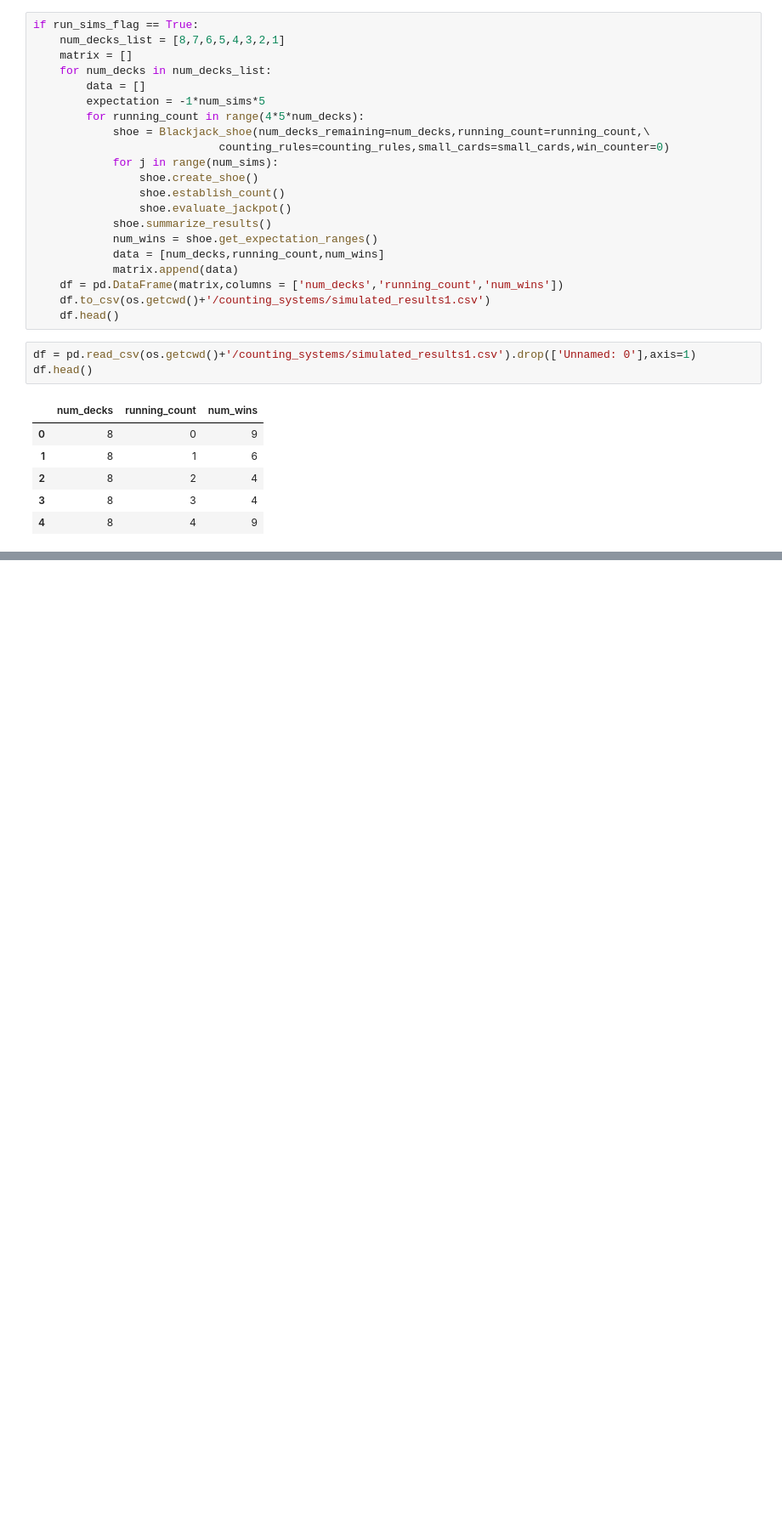
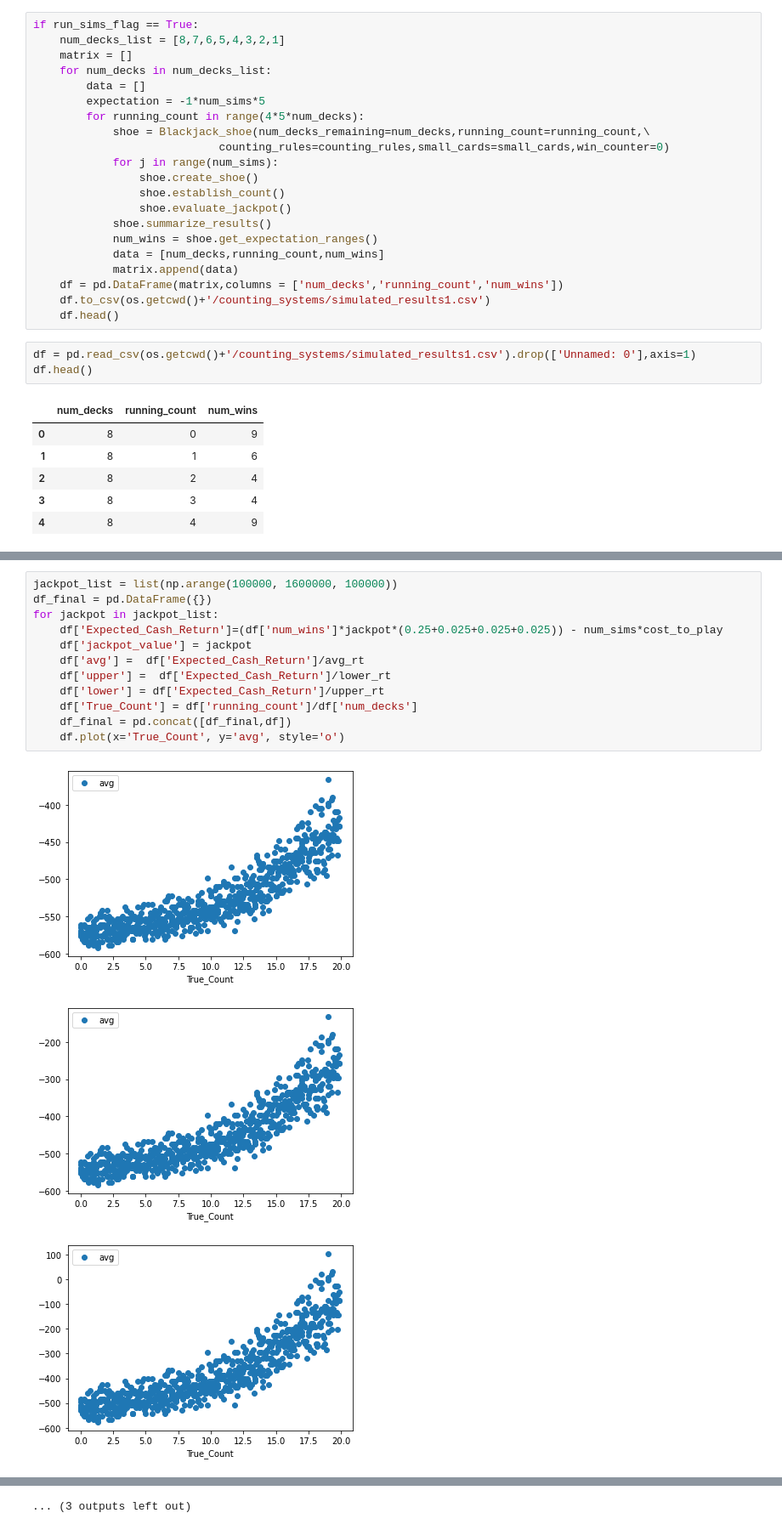
Before and after one commit to etsi123/DataScience_Blackjack_sb, a Jupyter notebook: Notebooks/Progressive_blackjack.ipynb, the cells around one changed output, grey strips where cells are left out. Shown at 85% size. Drawn from its saved outputs; the diff is of its cells as text; blank space fills up the shorter version.

```diff
--- a/Notebooks/Progressive_blackjack.ipynb
+++ b/Notebooks/Progressive_blackjack.ipynb
@@ -97,0 +120,16 @@ df.plot(x='True_Count', y='avg', style='o')
+# %%
+jackpot_list = list(np.arange(100000, 1600000, 100000))
+df_final = pd.DataFrame({})
+for jackpot in jackpot_list:
+    df['Expected_Cash_Return']=(df['num_wins']*jackpot*(0.25+0.025+0.025+0.025)) - num_sims*cost_to_play
+    df['jackpot_value'] = jackpot
+    df['avg'] =  df['Expected_Cash_Return']/avg_rt
+    df['upper'] =  df['Expected_Cash_Return']/lower_rt
+    df['lower'] = df['Expected_Cash_Return']/upper_rt
+    df['True_Count'] = df['running_count']/df['num_decks']
+    df_final = pd.concat([df_final,df])
+    df.plot(x='True_Count', y='avg', style='o')
+# %% [output]
+[figure, added]
+[figure, added]
+[figure, added]
@@ -97,0 +145 @@ df.plot(x='True_Count', y='avg', style='o')
+... (3 outputs left out)
```
Also changed, not shown: parts of 18 cells of this notebook, 3 other files.
